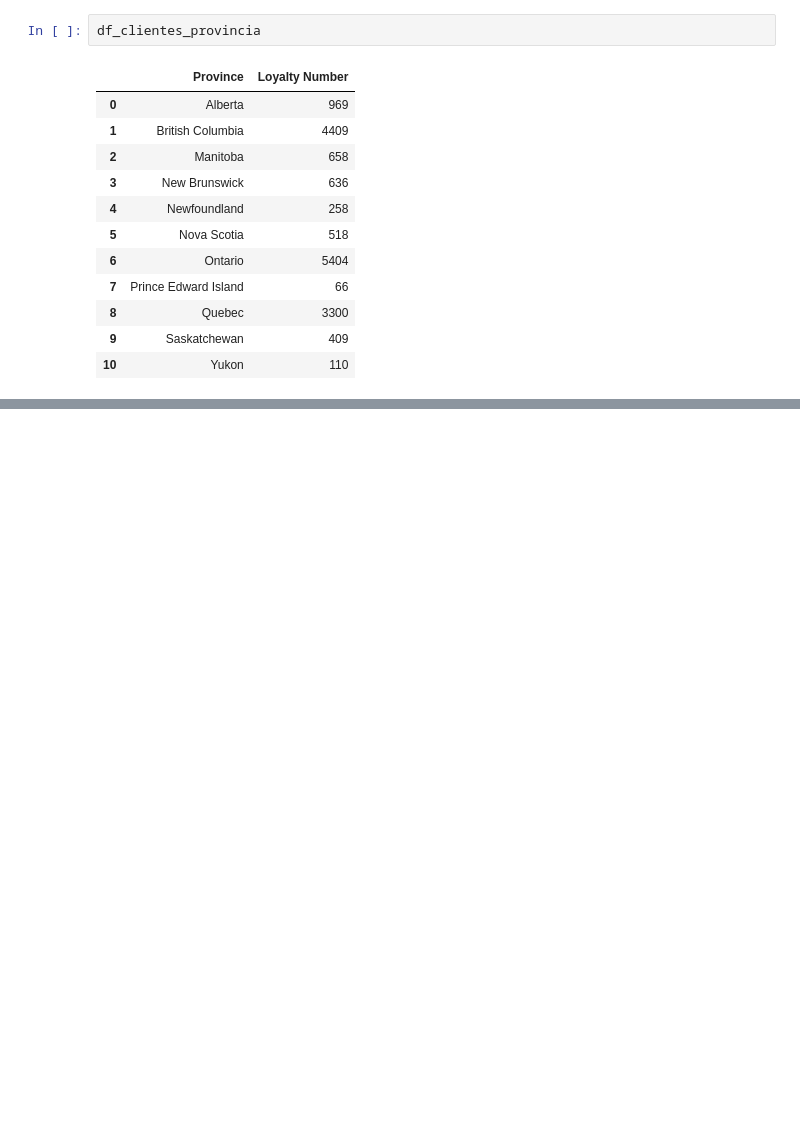
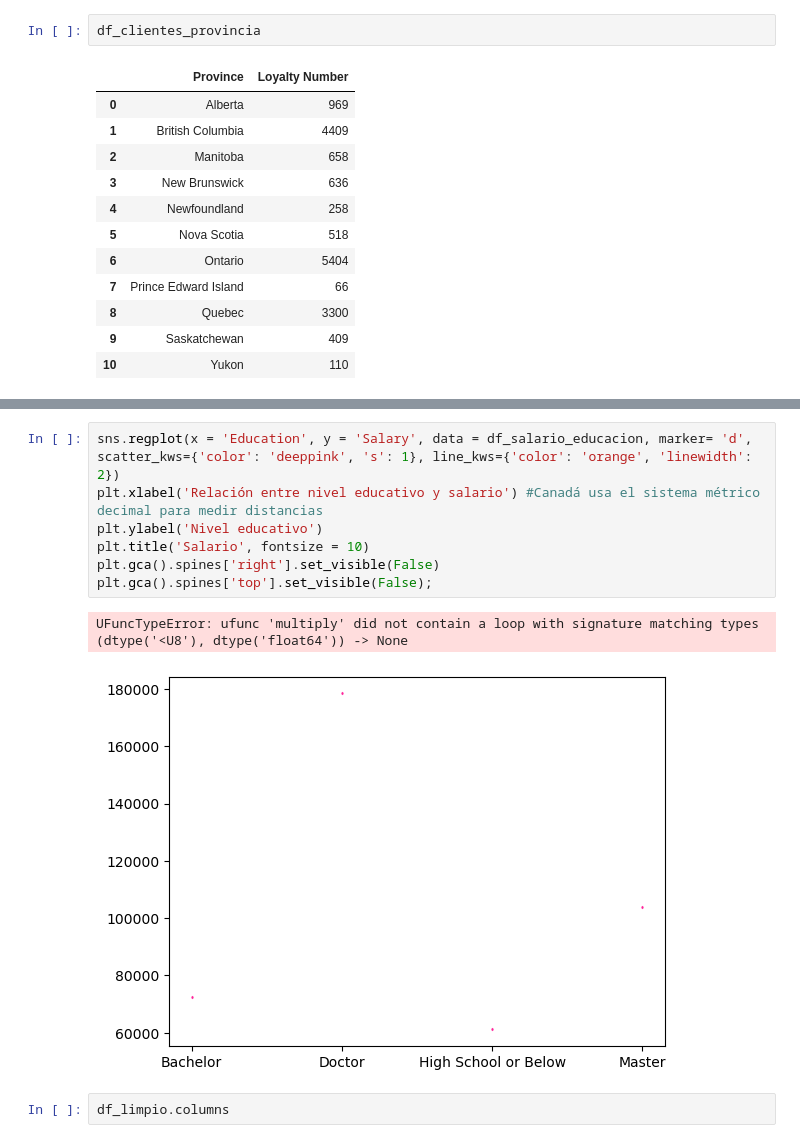
Before and after one commit to Adalab/bda-modulo-3-evaluacion-final-Marina-pg, a Jupyter notebook: evaluacion/ev_3_Marina.ipynb, the cells around one changed output, grey strips where cells are left out. Cells and saved outputs as stored; diff of their text form; blank space fills up the shorter version.

```diff
--- a/evaluacion/evaluacion_mod3.ipynb
+++ b/evaluacion/ev_3_Marina.ipynb
@@ -392,0 +383,12 @@ plt.gca().spines['top'].set_visible(False);
+# %%
+sns.regplot(x = 'Education', y = 'Salary', data = df_salario_educacion, marker= 'd', scatter_kws={'color': 'deeppink', 's': 1}, line_kws={'color': 'orange', 'linewidth': 2})
+plt.xlabel('Relación entre nivel educativo y salario') #Canadá usa el sistema métrico decimal para medir distancias
+plt.ylabel('Nivel educativo')
+plt.title('Salario', fontsize = 10)
+plt.gca().spines['right'].set_visible(False)
+plt.gca().spines['top'].set_visible(False);
+# %% [output]
+UFuncTypeError: ufunc 'multiply' did not contain a loop with signature matching types (dtype('<U8'), dtype('float64')) -> None
+[figure, added]
+# %%
+df_limpio.columns
```
Also changed, not shown: parts of 22 cells of this notebook, 1 other file.
